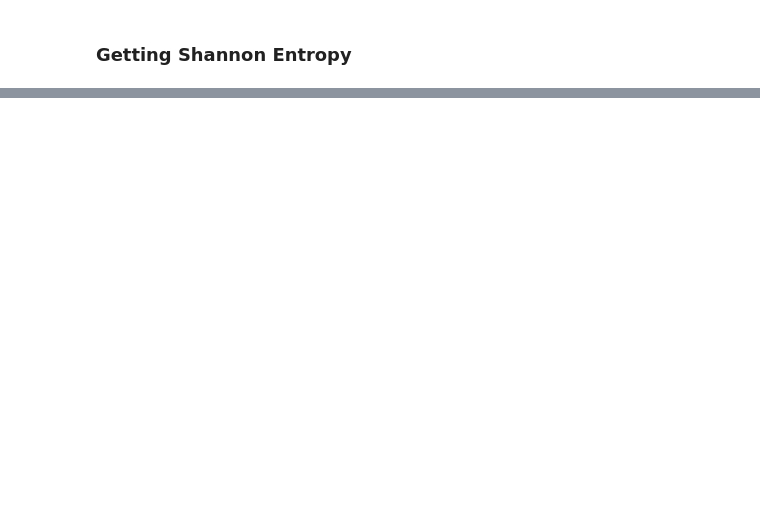
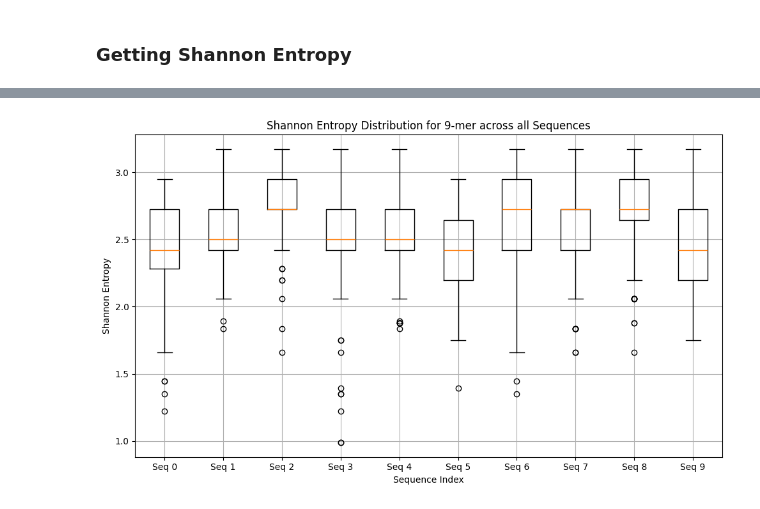
Before and after one commit to Darsh-A/Biocomputing-MS22068, a Jupyter notebook: Project/main.ipynb, the cells around one changed output, grey strips where cells are left out. Cells and saved outputs as stored; diff of their text form; code cells hidden in the pictures; blank space fills up the shorter version.

```diff
--- a/Project/main.ipynb
+++ b/Project/main.ipynb
@@ -223,0 +189,28 @@ print(np.unique(Probs))
+# %%
+def plot_entropy_for_nmer(n, entropy_dict):
+    data = []
+    labels = []
+
+    for sequence_index, nmer_lengths in entropy_dict.items():
+        entropies = nmer_lengths.get(n, [])
+        if entropies:
+            data.append(entropies)
+            labels.append(f"Seq {sequence_index}")
+
+    if not data:
+        print(f"No entropy data available for {n}-mer.")
+        return
+
+    plt.figure(figsize=(10, 6))
+    plt.boxplot(data, labels=labels)
+    plt.title(f"Shannon Entropy Distribution for {n}-mer across all Sequences")
+    plt.xlabel("Sequence Index")
+    plt.ylabel("Shannon Entropy")
+    # plt.xticks(rotation=90)
+    plt.grid(True)
+    plt.tight_layout()
+    plt.show()
+
+plot_entropy_for_nmer(9,entropy_dict)
+# %% [output]
+[figure, added]
```
Also changed, not shown: parts of 6 cells of this notebook.
